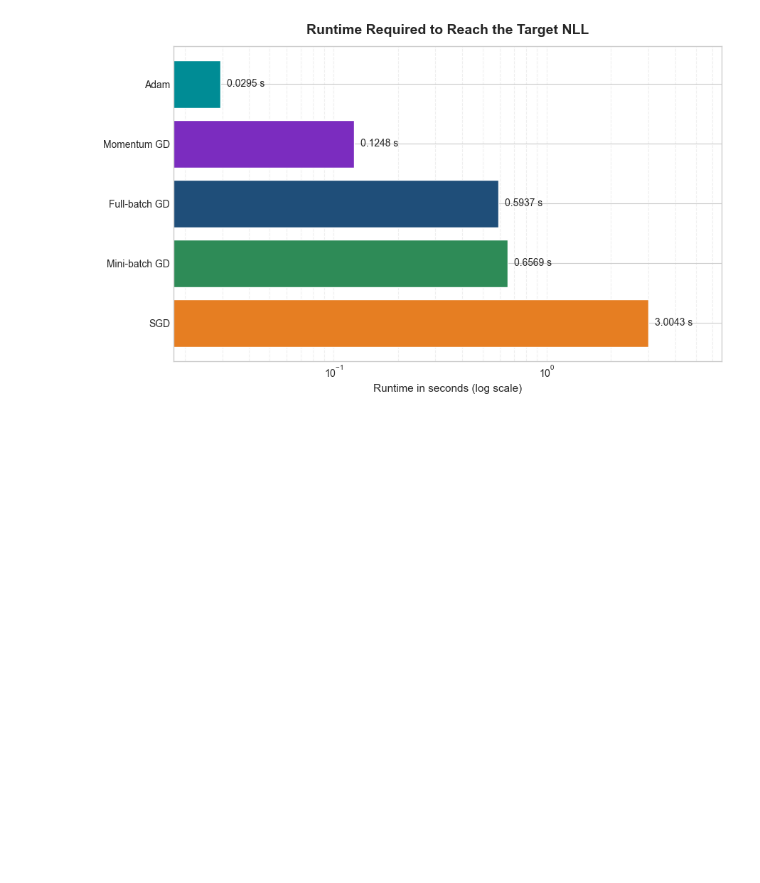
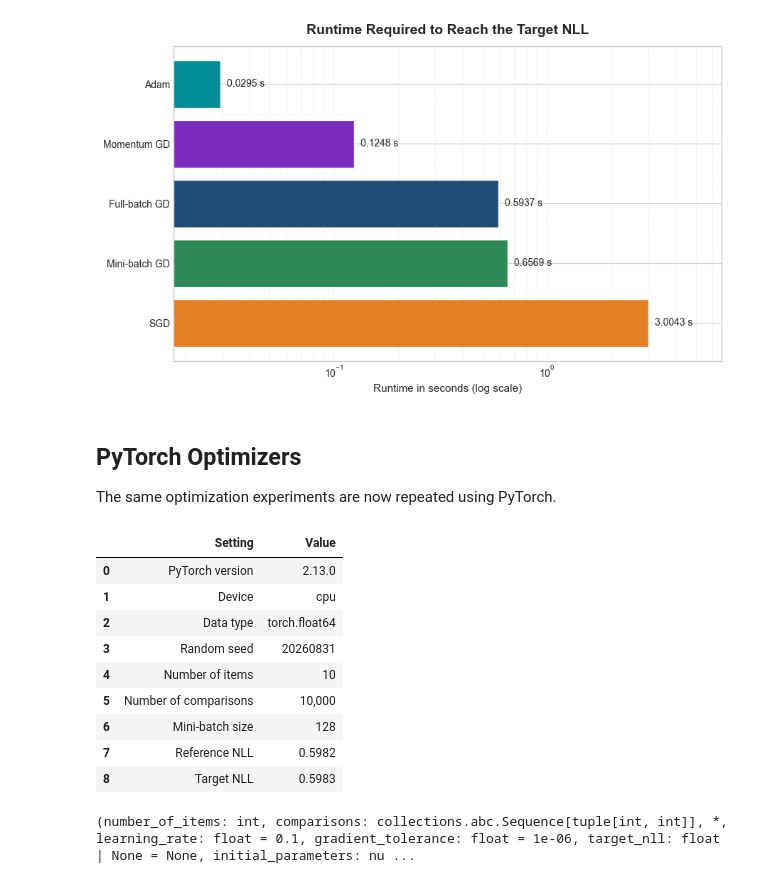
Before and after one commit to rbhdsks/Learning-from-Comparison-Data-Master-Thesis-Project-, a Jupyter notebook: notebooks/experiments/Bradley_Terry_Model/04_BradleyTerry_MLE_Optimizations.ipynb, the cells around one changed output. Drawn from its saved outputs; the diff is of its cells as text; code cells hidden in the pictures; blank space fills up the shorter version.

```diff
--- a/notebooks/experiments/Bradley_Terry_Model/04_BradleyTerry_MLE_Optimizations.ipynb
+++ b/notebooks/experiments/Bradley_Terry_Model/04_BradleyTerry_MLE_Optimizations.ipynb
@@ -1645,3 +1645,79 @@ plt.tight_layout()
 plt.show()
 # %% [output]
 [figure]
+# %% [markdown]
+## PyTorch Optimizers
+The same optimization experiments are now repeated using PyTorch.
+# %%
+# Define the shared PyTorch experiment settings.
+
+PYTORCH_DEVICE = torch.device("cpu")
+PYTORCH_DTYPE = torch.float64
+
+torch.manual_seed(SEED)
+
+pytorch_settings = pd.DataFrame({
+    "Setting": [
+        "PyTorch version",
+        "Device",
+        "Data type",
+        "Random seed",
+        "Number of items",
+        "Number of comparisons",
+        "Mini-batch size",
+        "Reference NLL",
+        "Target NLL",
+    ],
+    "Value": [
+        torch.__version__,
+        str(PYTORCH_DEVICE),
+        str(PYTORCH_DTYPE),
+        str(SEED),
+        str(NUMBER_OF_ITEMS),
+        f"{NUMBER_OF_COMPARISONS:,}",
+        str(MINIBATCH_SIZE),
+        f"{reference_nll:.4f}",
+        f"{target_nll:.4f}",
+    ],
+})
+
+pytorch_settings
+# %% [output]
+|  | Setting | Value |
+| 0 | PyTorch version | 2.13.0 |
+| 1 | Device | cpu |
+| 2 | Data type | torch.float64 |
+| 3 | Random seed | 20260831 |
+| 4 | Number of items | 10 |
+| 5 | Number of comparisons | 10,000 |
+| 6 | Mini-batch size | 128 |
+| 7 | Reference NLL | 0.5982 |
+| 8 | Target NLL | 0.5983 |
+# %%
+# Temporary inspection of the reusable PyTorch functions written in /src folder.
+
+import inspect
+import bradley_terry.pytorch_optimization as bt_torch
+
+pytorch_functions = pd.DataFrame(
+    [
+        {
+            "Function": name,
+            "Signature": str(inspect.signature(function)),
+        }
+        for name, function in vars(bt_torch).items()
+        if callable(function)
+        and function.__module__ == bt_torch.__name__
+        and not name.startswith("_")
+    ]
+).sort_values("Function", ignore_index=True)
+
+pytorch_functions
+
+# print(
+#     inspect.signature(
+#         bt_torch.optimize_with_pytorch_full_batch_gradient_descent
+#     )
+# )
+# %% [output]
+(number_of_items: int, comparisons: collections.abc.Sequence[tuple[int, int]], *, learning_rate: float = 0.1, gradient_tolerance: float = 1e-06, target_nll: float | None = None, initial_parameters: nu ...
```
Also changed, not shown: parts of 3 cells of this notebook.
